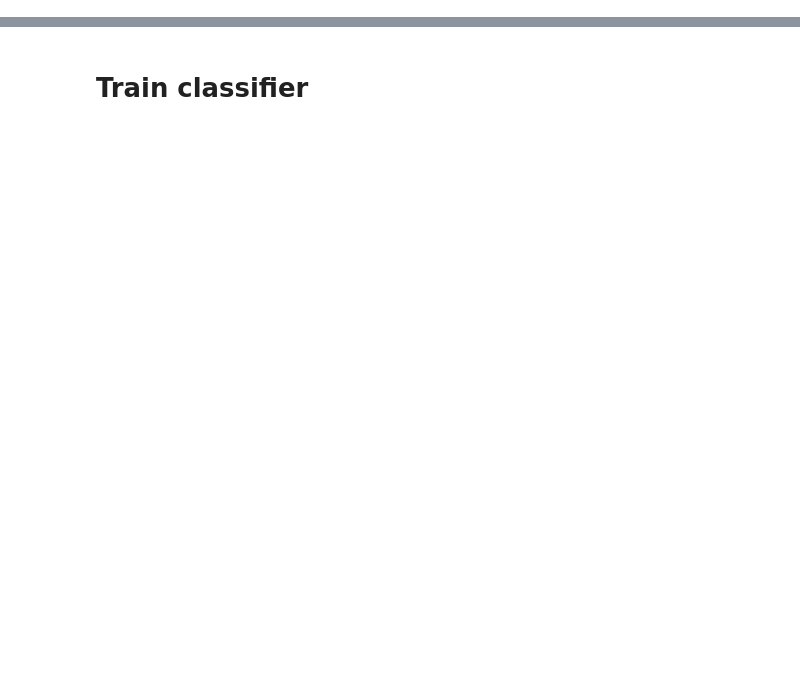
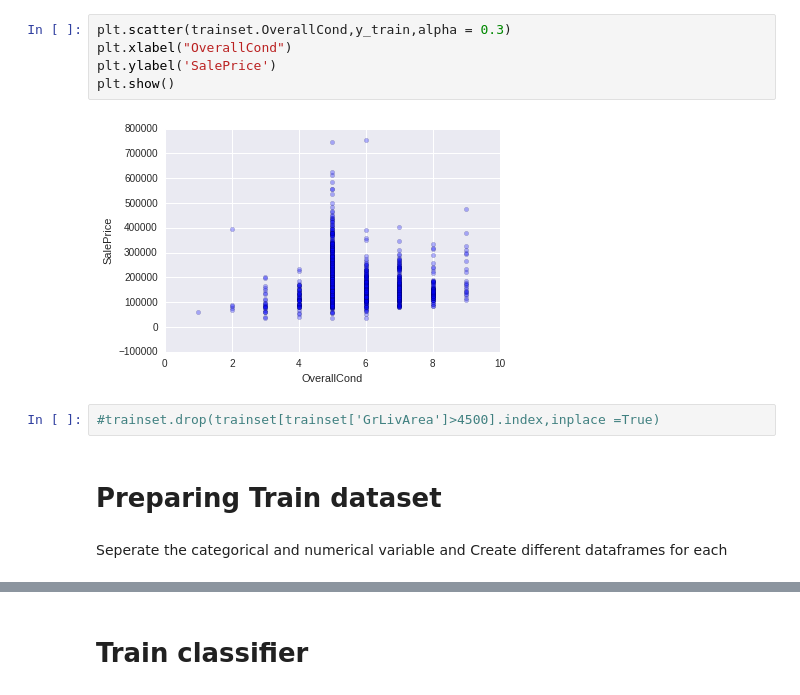
Before and after one commit to freecs989/machine-learning-projects, a Jupyter notebook: houseprice.ipynb, the cells around one changed output, grey strips where cells are left out. Drawn from its saved outputs; the diff is of its cells as text; blank space fills up the shorter version.

```diff
--- a/houseprice.ipynb
+++ b/houseprice.ipynb
@@ -144,0 +67,14 @@ x_test = testset[['LotFrontage','LotArea','PoolArea','OverallQual','OverallCond'
+# %%
+plt.scatter(trainset.OverallCond,y_train,alpha = 0.3)
+plt.xlabel("OverallCond")
+plt.ylabel('SalePrice')
+plt.show()
+# %% [output]
+[figure, added]
+# %%
+#trainset.drop(trainset[trainset['GrLivArea']>4500].index,inplace =True)
+# %% [markdown]
+# Preparing Train dataset
+# %% [markdown]
+Seperate the categorical and numerical variable and
+Create different dataframes for each
```
Also changed, not shown: parts of 113 cells of this notebook.
